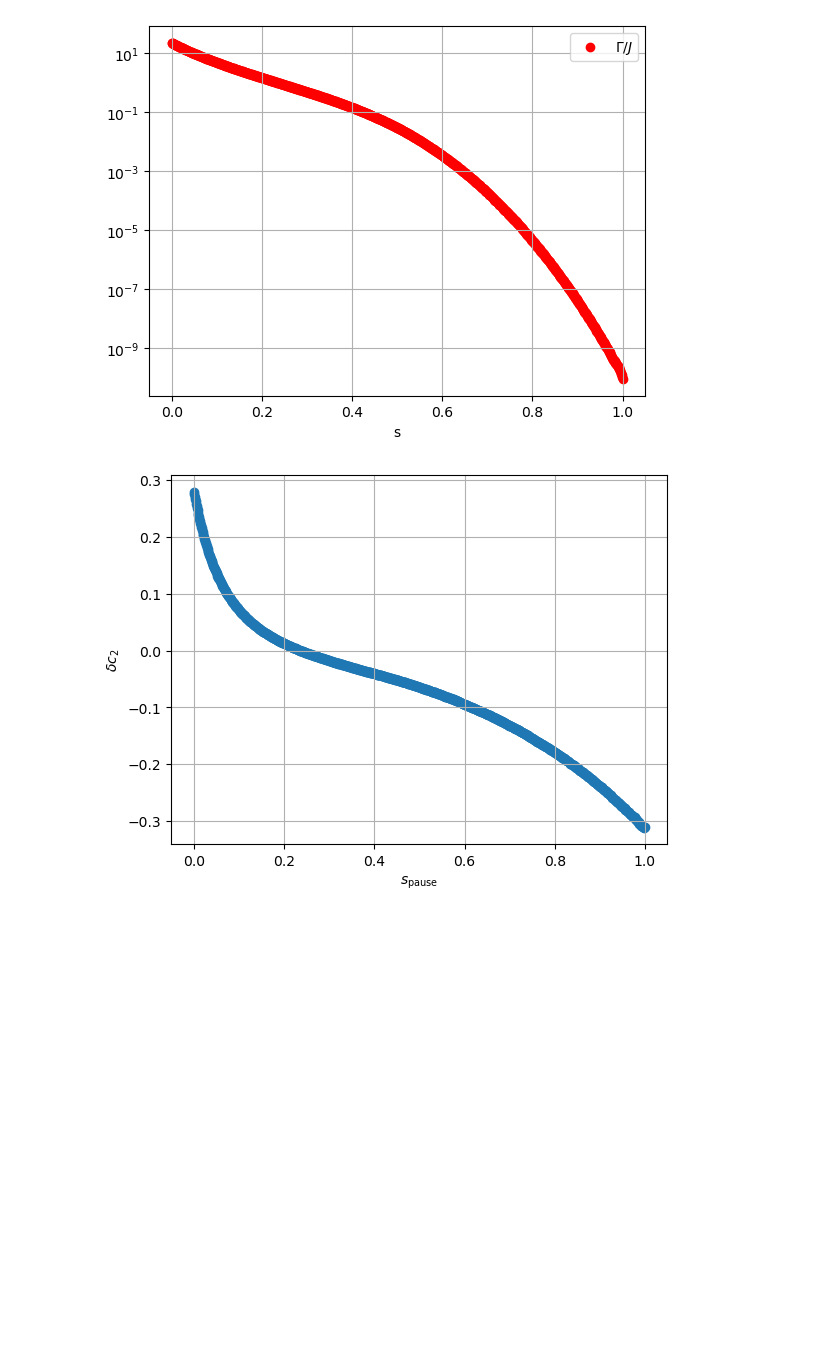
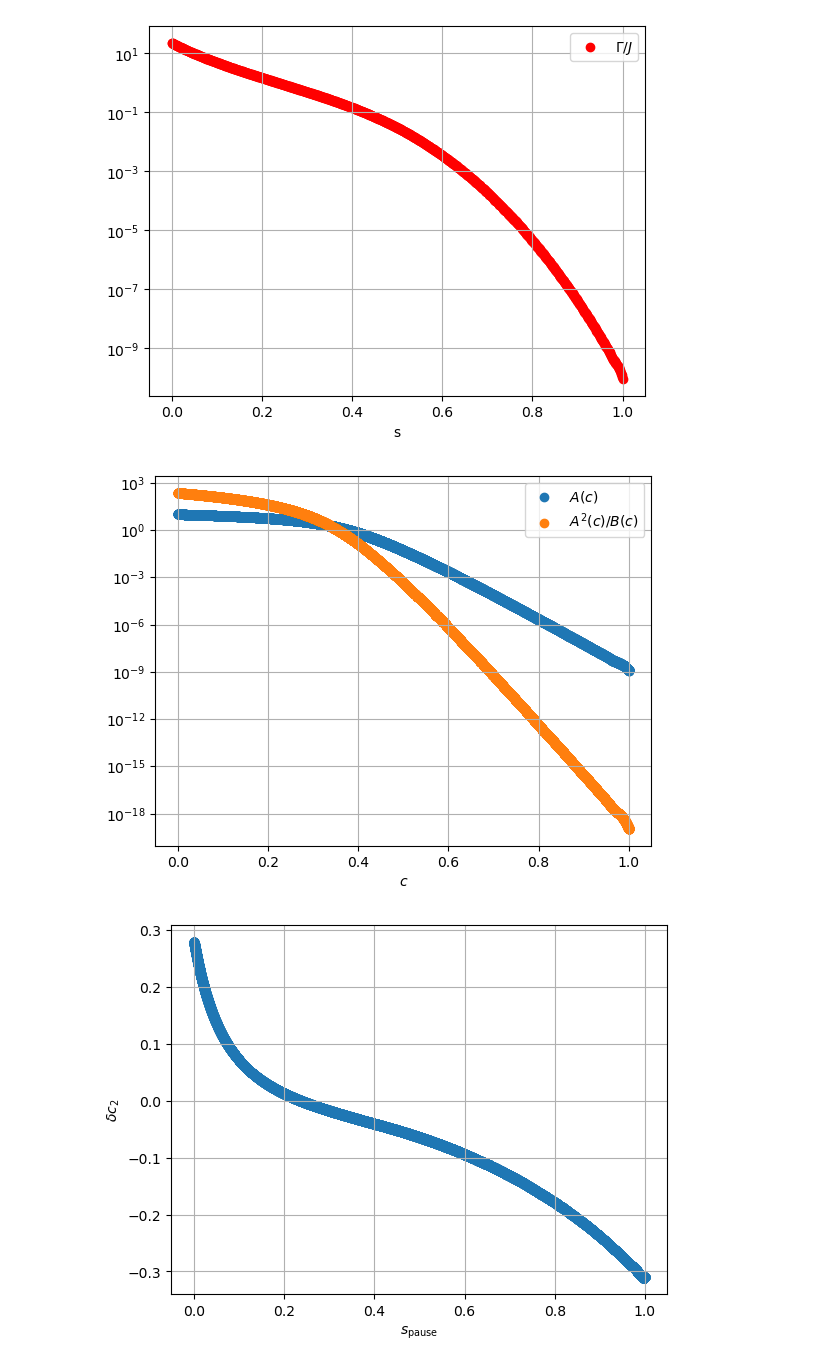
Before and after one commit to vdrouint/d-wave-other, a Jupyter notebook: annealing_params.ipynb, the cells around one changed output. Drawn from its saved outputs; the diff is of its cells as text; code cells hidden in the pictures; blank space fills up the shorter version.

```diff
--- a/annealing_params.ipynb
+++ b/annealing_params.ipynb
@@ -77,5 +85,19 @@ for i in range(len(new_A)):
     indices[i] = val
     delta_c[i] = new_c[val] - new_c[i]
+# %%
+# plot
+fig, ax = plt.subplots()
+
+ax.scatter(new_c, new_A, label=r"$A(c)$")
+ax.scatter(new_c, A2divB,  label=r"$A^2(c)/B(c)$")
+plt.xlabel(r'$c$')
+plt.legend()
+#plt.ylabel(r'$\delta c_2$')
+ax.set_yscale('log')
+plt.grid()
+plt.show()
+# %% [output]
+[figure, added]
 # %%
 # plot
 fig, ax = plt.subplots()
```
Also changed, not shown: parts of 8 cells of this notebook.
